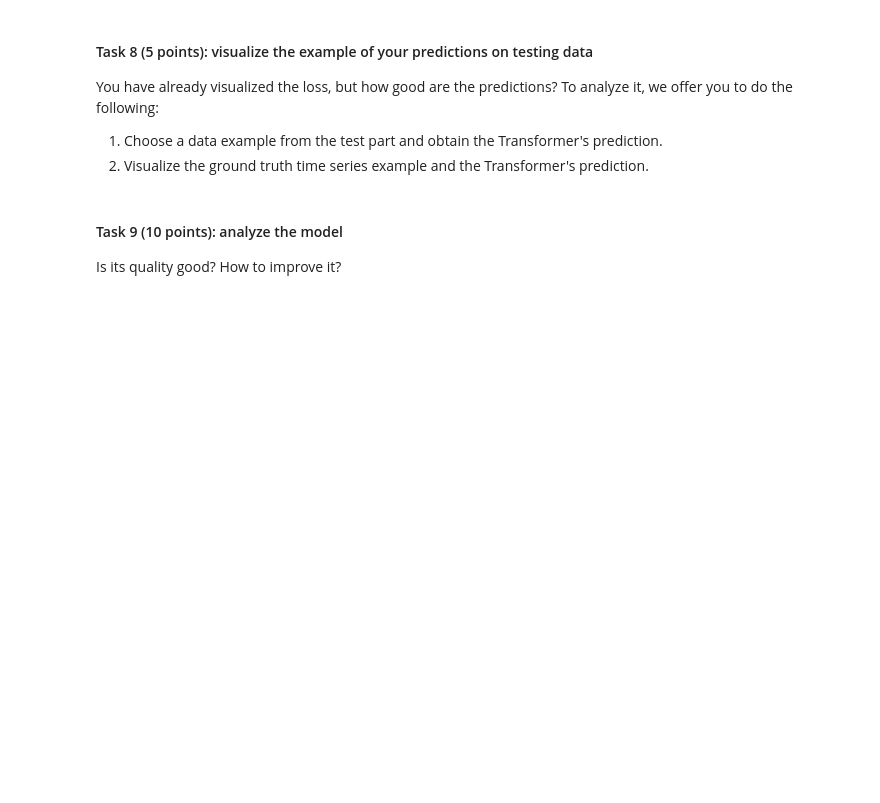
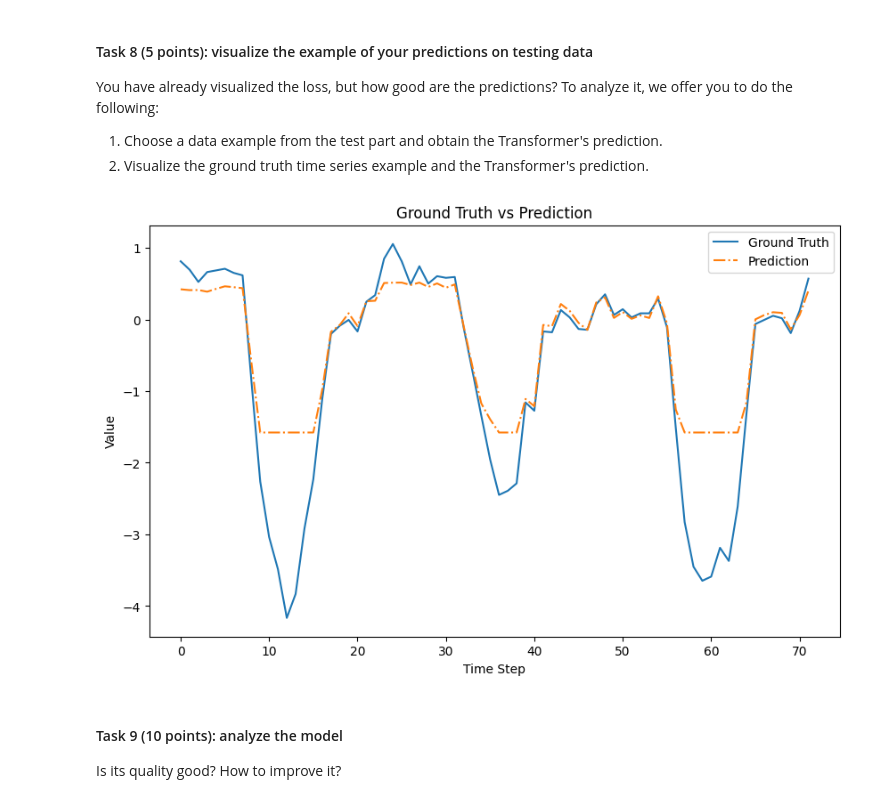
Before and after one commit to fiestaxxl/MOSD2023, a Jupyter notebook: homework_2_gurev.ipynb, the cells around one changed output. Cells and saved outputs as stored; diff of their text form; code cells hidden in the pictures; blank space fills up the shorter version.

```diff
--- a/homework_2_gurev.ipynb
+++ b/homework_2_gurev.ipynb
@@ -727,3 +747,35 @@ You have already visualized the loss, but how good are the predictions? To analy
+# %%
+# TODO: your code for the example choosing
+
+# Choose a data example from the test set
+example_idx = 0
+src, target,_,_ = dataset_ett_test[example_idx]
+src = torch.from_numpy(src).unsqueeze(0).to(device).to(torch.float32)
+target = torch.from_numpy(target).unsqueeze(0).to(device).to(torch.float32)
+
+# Obtain the Transformer's prediction
+transformer.eval()
+with torch.no_grad():
+    output = transformer(src, target)
+
+# Convert tensors to numpy arrays
+src = src.squeeze(0).cpu().numpy()
+target = target.squeeze(0).cpu().numpy()
+output = output.squeeze(0).cpu().numpy()
+# %%
+# TODO: your code for the visualization
+
+k = 1
+plt.figure(figsize=(10, 6))
+plt.plot(target[:,:k], label='Ground Truth')
+plt.plot(output[:,:k], label='Prediction', ls="-.")
+plt.xlabel('Time Step')
+plt.ylabel('Value')
+plt.title('Ground Truth vs Prediction')
+plt.legend()
+plt.show()
+# %% [output]
+[figure, added]
 # %% [markdown]
 #### Task 9 (10 points): analyze the model
 
```
Also changed, not shown: parts of 8 cells of this notebook.
